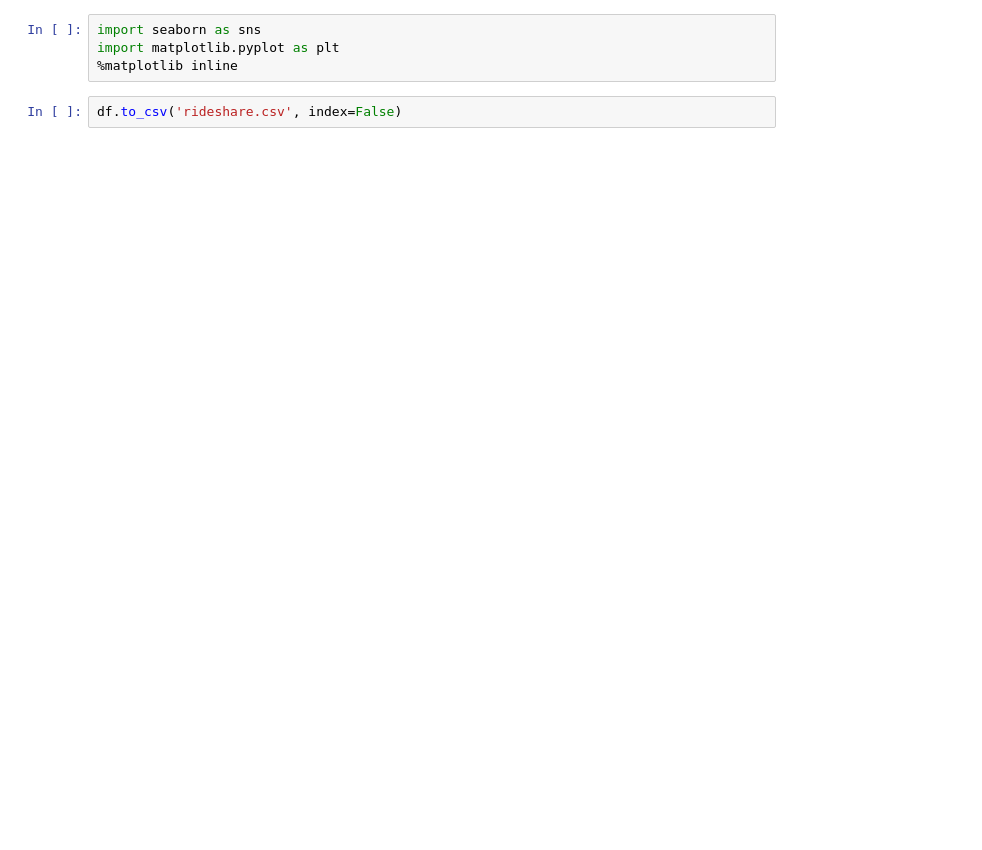
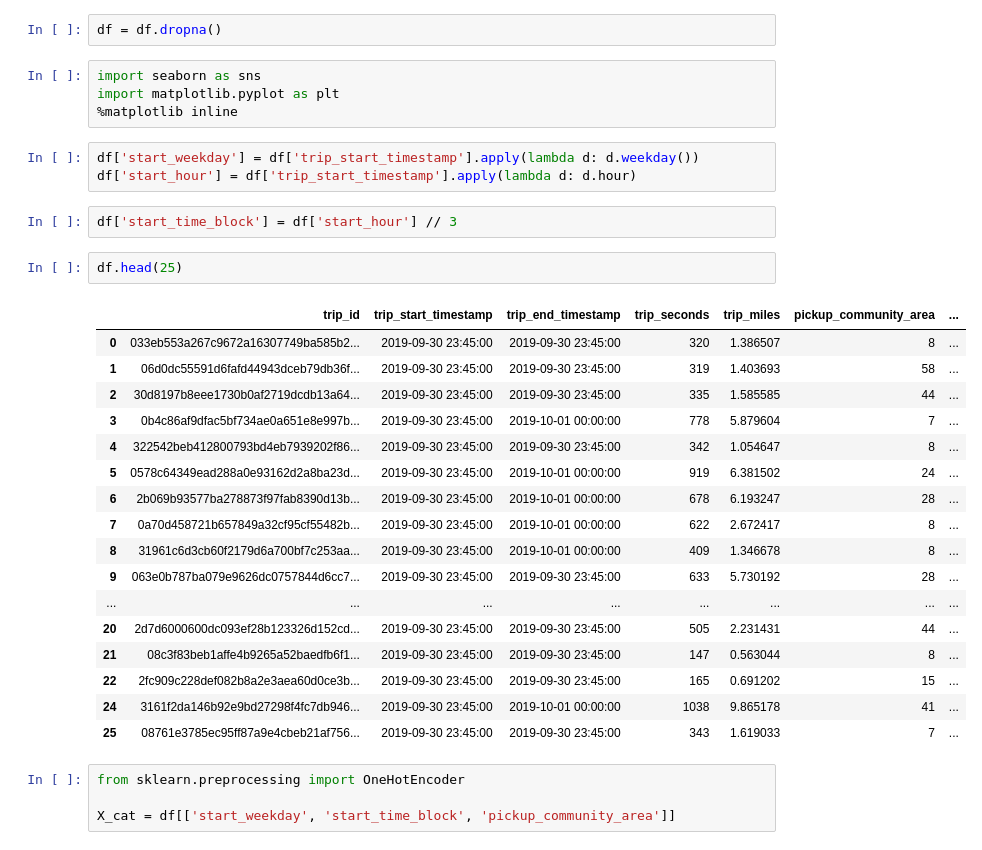
Before and after one commit to muoyo/chicago-ridesharing, a Jupyter notebook: notebooks/rideshare_EDA.ipynb, the cells around one changed output. Cells and saved outputs as stored; diff of their text form; blank space fills up the shorter version.

```diff
--- a/notebooks/rideshare_EDA.ipynb
+++ b/notebooks/rideshare_EDA.ipynb
@@ -116,9 +116,38 @@ additional_charges        1000000 non-null float64
 trip_total                1000000 non-null float64
 dtypes: datetime64[ns](2), float64(5), int64(1), object(3)
 memory usage: 83.9+ MB
+# %%
+df = df.dropna()
 # %%
 import seaborn as sns
 import matplotlib.pyplot as plt
 %matplotlib inline
-# %%
-df.to_csv('rideshare.csv', index=False)
+# %%
+df['start_weekday'] = df['trip_start_timestamp'].apply(lambda d: d.weekday())
+df['start_hour'] = df['trip_start_timestamp'].apply(lambda d: d.hour)
+# %%
+df['start_time_block'] = df['start_hour'] // 3
+# %%
+df.head(25)
+# %% [output]
+|  | trip_id | trip_start_timestamp | trip_end_timestamp | trip_seconds | trip_miles | pickup_community_area | ... |
+| 0 | 033eb553a267c9672a16307749ba585b2... | 2019-09-30 23:45:00 | 2019-09-30 23:45:00 | 320 | 1.386507 | 8 | ... |
+| 1 | 06d0dc55591d6fafd44943dceb79db36f... | 2019-09-30 23:45:00 | 2019-09-30 23:45:00 | 319 | 1.403693 | 58 | ... |
+| 2 | 30d8197b8eee1730b0af2719dcdb13a64... | 2019-09-30 23:45:00 | 2019-09-30 23:45:00 | 335 | 1.585585 | 44 | ... |
+| 3 | 0b4c86af9dfac5bf734ae0a651e8e997b... | 2019-09-30 23:45:00 | 2019-10-01 00:00:00 | 778 | 5.879604 | 7 | ... |
+| 4 | 322542beb412800793bd4eb7939202f86... | 2019-09-30 23:45:00 | 2019-09-30 23:45:00 | 342 | 1.054647 | 8 | ... |
+| 5 | 0578c64349ead288a0e93162d2a8ba23d... | 2019-09-30 23:45:00 | 2019-10-01 00:00:00 | 919 | 6.381502 | 24 | ... |
+| 6 | 2b069b93577ba278873f97fab8390d13b... | 2019-09-30 23:45:00 | 2019-10-01 00:00:00 | 678 | 6.193247 | 28 | ... |
+| 7 | 0a70d458721b657849a32cf95cf55482b... | 2019-09-30 23:45:00 | 2019-10-01 00:00:00 | 622 | 2.672417 | 8 | ... |
+| 8 | 31961c6d3cb60f2179d6a700bf7c253aa... | 2019-09-30 23:45:00 | 2019-10-01 00:00:00 | 409 | 1.346678 | 8 | ... |
+| 9 | 063e0b787ba079e9626dc0757844d6cc7... | 2019-09-30 23:45:00 | 2019-09-30 23:45:00 | 633 | 5.730192 | 28 | ... |
+| ... | ... | ... | ... | ... | ... | ... | ... |
+| 20 | 2d7d6000600dc093ef28b123326d152cd... | 2019-09-30 23:45:00 | 2019-09-30 23:45:00 | 505 | 2.231431 | 44 | ... |
+| 21 | 08c3f83beb1affe4b9265a52baedfb6f1... | 2019-09-30 23:45:00 | 2019-09-30 23:45:00 | 147 | 0.563044 | 8 | ... |
+| 22 | 2fc909c228def082b8a2e3aea60d0ce3b... | 2019-09-30 23:45:00 | 2019-09-30 23:45:00 | 165 | 0.691202 | 15 | ... |
+| 24 | 3161f2da146b92e9bd27298f4fc7db946... | 2019-09-30 23:45:00 | 2019-10-01 00:00:00 | 1038 | 9.865178 | 41 | ... |
+| 25 | 08761e3785ec95ff87a9e4cbeb21af756... | 2019-09-30 23:45:00 | 2019-09-30 23:45:00 | 343 | 1.619033 | 7 | ... |
+# %%
+from sklearn.preprocessing import OneHotEncoder
+
+X_cat = df[['start_weekday', 'start_time_block', 'pickup_community_area']]
```
Also changed, not shown: parts of 4 cells of this notebook.
